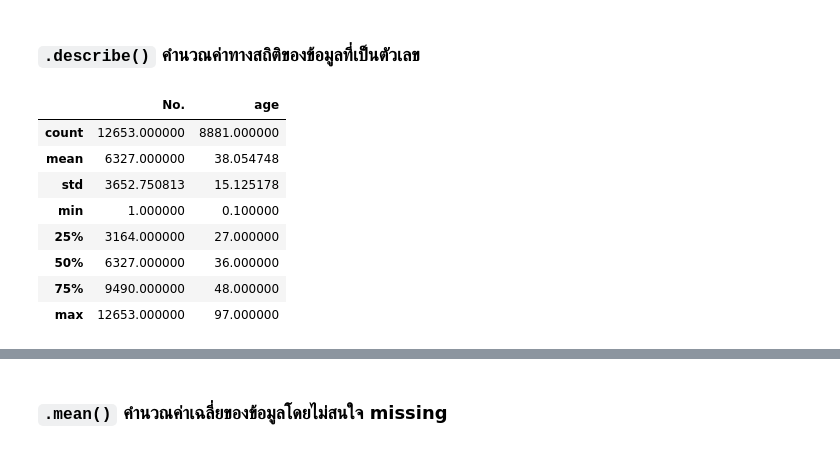
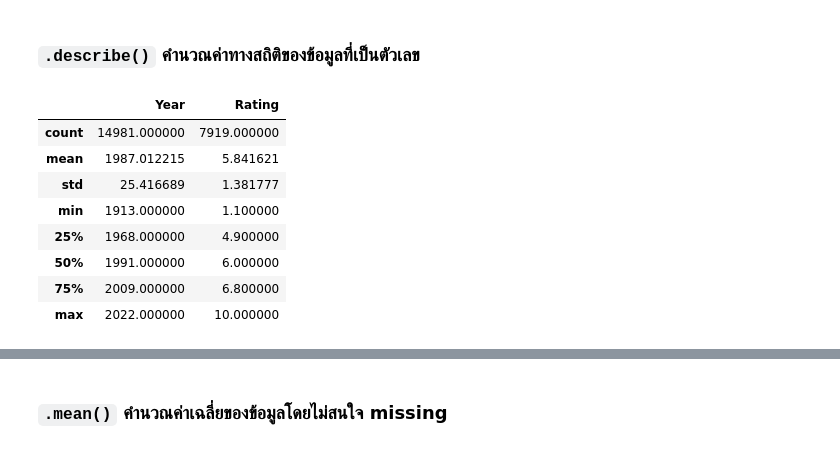
Before and after one commit to Natkitta252603/Python_dataviz2024, a Jupyter notebook: Pandas_101_2024.ipynb, the cells around one changed output, grey strips where cells are left out. Cells and saved outputs as stored; diff of their text form; code cells hidden in the pictures.

Commit message:
Movies

````diff
--- a/Pandas_101_2024.ipynb
+++ b/Pandas_101_2024.ipynb
@@ -940,0 +1015,7 @@ Name: 9334, dtype: object
+# %%
+movie_df = movie_df.dropna()
+# %%
+# prompt: ตัด( ) อออกจากค่าใน column Year และแปลงเป็นค่าตัวเลข
+
+# ตัด( ) อออกจากค่าใน column Year และแปลงเป็นค่าตัวเลข
+movie_df['Year'] = movie_df['Year'].str.replace('(', '').str.replace(')', '').astype(int)
@@ -940,0 +1024,2 @@ Name: 9334, dtype: object
+# %%
+movie_df = movie_df.dropna()movie_df = movie_df.dropna()
@@ -940,0 +1028,2 @@ Name: 9334, dtype: object
+# %%
+movie_df['Duration'] = movie_df['Duration'].str.replace('min', '').astype(int)
@@ -959,14 +1050,14 @@ data_covid[TF].head()
 # %% [markdown]
 ### ```.describe()``` คำนวณค่าทางสถิติของข้อมูลที่เป็นตัวเลข
 # %%
-data_covid.describe()
+movie_df.describe()
 # %% [output]
-|  | No. | age |
-| count | 12653.000000 | 8881.000000 |
-| mean | 6327.000000 | 38.054748 |
-| std | 3652.750813 | 15.125178 |
-| min | 1.000000 | 0.100000 |
-| 25% | 3164.000000 | 27.000000 |
-| 50% | 6327.000000 | 36.000000 |
-| 75% | 9490.000000 | 48.000000 |
-| max | 12653.000000 | 97.000000 |
+|  | Year | Rating |
+| count | 14981.000000 | 7919.000000 |
+| mean | 1987.012215 | 5.841621 |
+| std | 25.416689 | 1.381777 |
+| min | 1913.000000 | 1.100000 |
+| 25% | 1968.000000 | 4.900000 |
+| 50% | 1991.000000 | 6.000000 |
+| 75% | 2009.000000 | 6.800000 |
+| max | 2022.000000 | 10.000000 |
````
Also changed, not shown: parts of 11 cells of this notebook.
